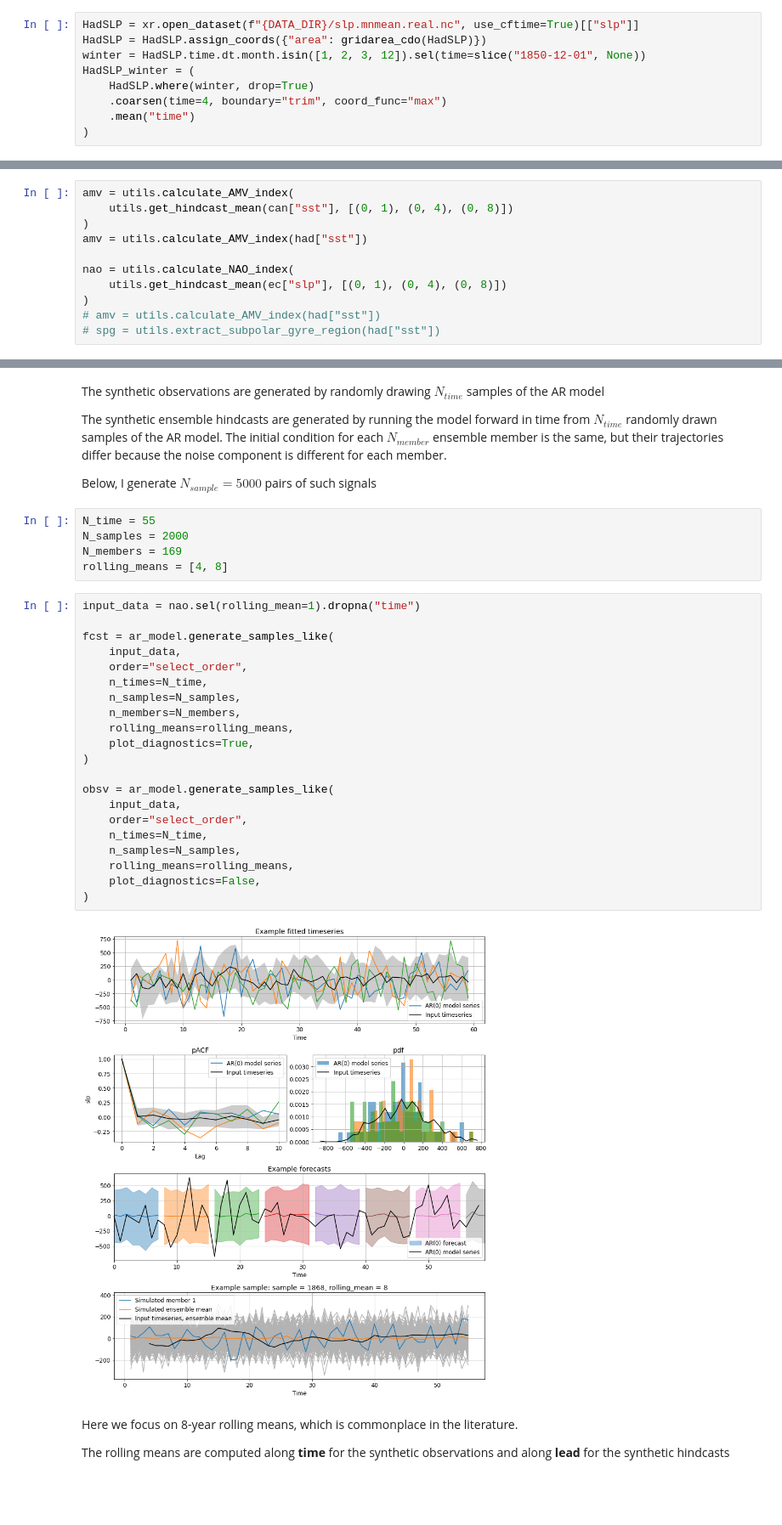
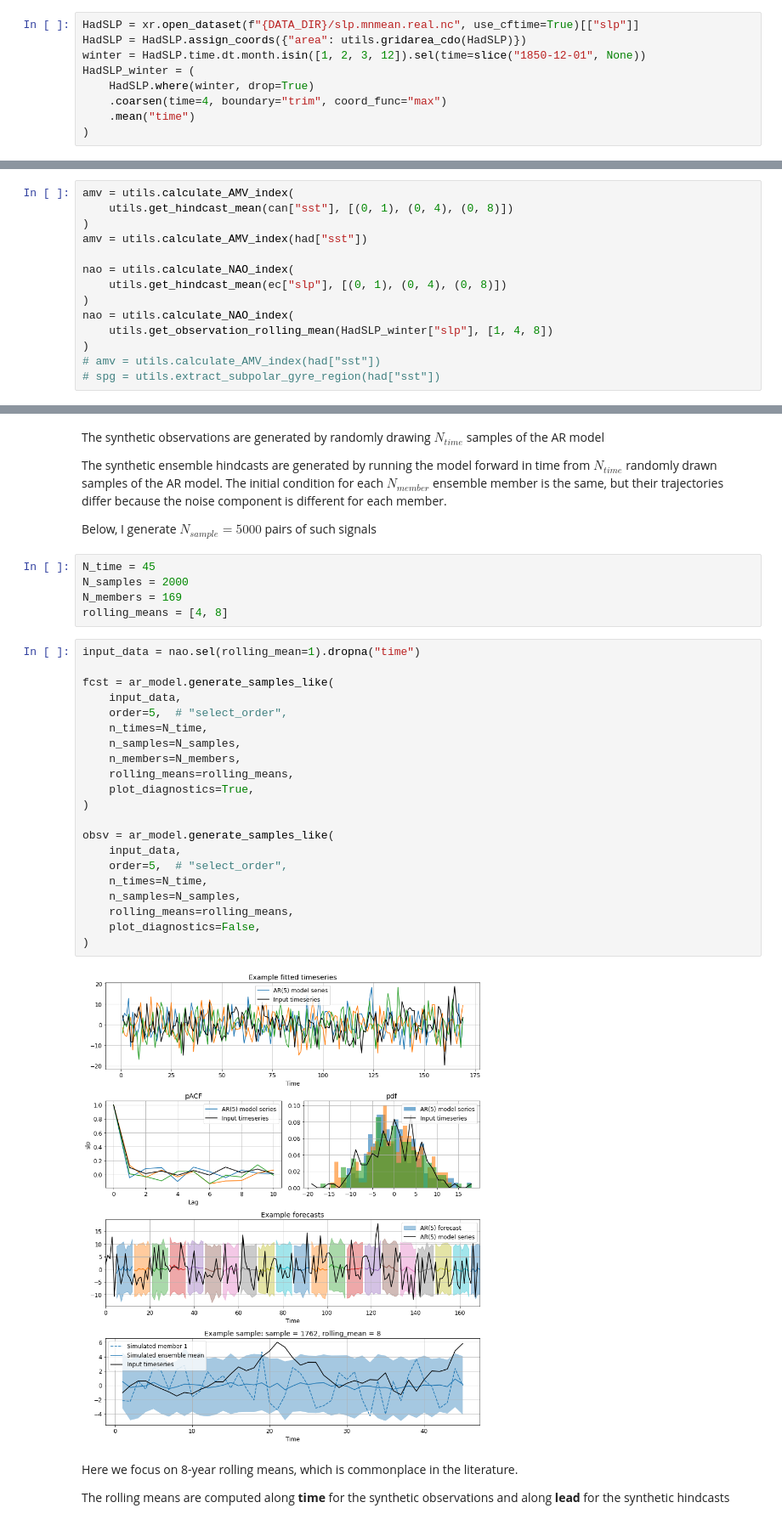
Before and after one commit to dougiesquire/Squire_2022_correlation, a Jupyter notebook: notebooks/exploratory/demo_Tim.ipynb, the cells around one changed output, grey strips where cells are left out. Shown at 85% size. Saved outputs shown, nothing was run; the diff lists cells and outputs as text; blank space fills up the shorter version.

```diff
--- a/notebooks/exploratory/demo_Tim.ipynb
+++ b/notebooks/exploratory/demo_Tim.ipynb
@@ -37,6 +31,6 @@ can = xr.open_zarr(
 # %%
 HadSLP = xr.open_dataset(f"{DATA_DIR}/slp.mnmean.real.nc", use_cftime=True)[["slp"]]
-HadSLP = HadSLP.assign_coords({"area": gridarea_cdo(HadSLP)})
+HadSLP = HadSLP.assign_coords({"area": utils.gridarea_cdo(HadSLP)})
 winter = HadSLP.time.dt.month.isin([1, 2, 3, 12]).sel(time=slice("1850-12-01", None))
 HadSLP_winter = (
     HadSLP.where(winter, drop=True)
@@ -71,5 +46,8 @@ amv = utils.calculate_AMV_index(had["sst"])
 nao = utils.calculate_NAO_index(
     utils.get_hindcast_mean(ec["slp"], [(0, 1), (0, 4), (0, 8)])
 )
+nao = utils.calculate_NAO_index(
+    utils.get_observation_rolling_mean(HadSLP_winter["slp"], [1, 4, 8])
+)
 # amv = utils.calculate_AMV_index(had["sst"])
 # spg = utils.extract_subpolar_gyre_region(had["sst"])
@@ -85,33 +58,33 @@ The synthetic ensemble hindcasts are generated by running the model forward in t
 
 Below, I generate $N_{sample}=5000$ pairs of such signals
 # %%
-N_time = 55
+N_time = 45
 N_samples = 2000
 N_members = 169
 rolling_means = [4, 8]
 # %%
 input_data = nao.sel(rolling_mean=1).dropna("time")
 
 fcst = ar_model.generate_samples_like(
     input_data,
-    order="select_order",
+    order=5,  # "select_order",
     n_times=N_time,
     n_samples=N_samples,
     n_members=N_members,
     rolling_means=rolling_means,
     plot_diagnostics=True,
 )
 
 obsv = ar_model.generate_samples_like(
     input_data,
-    order="select_order",
+    order=5,  # "select_order",
     n_times=N_time,
     n_samples=N_samples,
     rolling_means=rolling_means,
     plot_diagnostics=False,
 )
 # %% [output]
-[figure, old version]
+[figure, new version]
 # %% [markdown]
 Here we focus on 8-year rolling means, which is commonplace in the literature.
 
```
Also changed, not shown: parts of 10 cells of this notebook, 4 other files.
